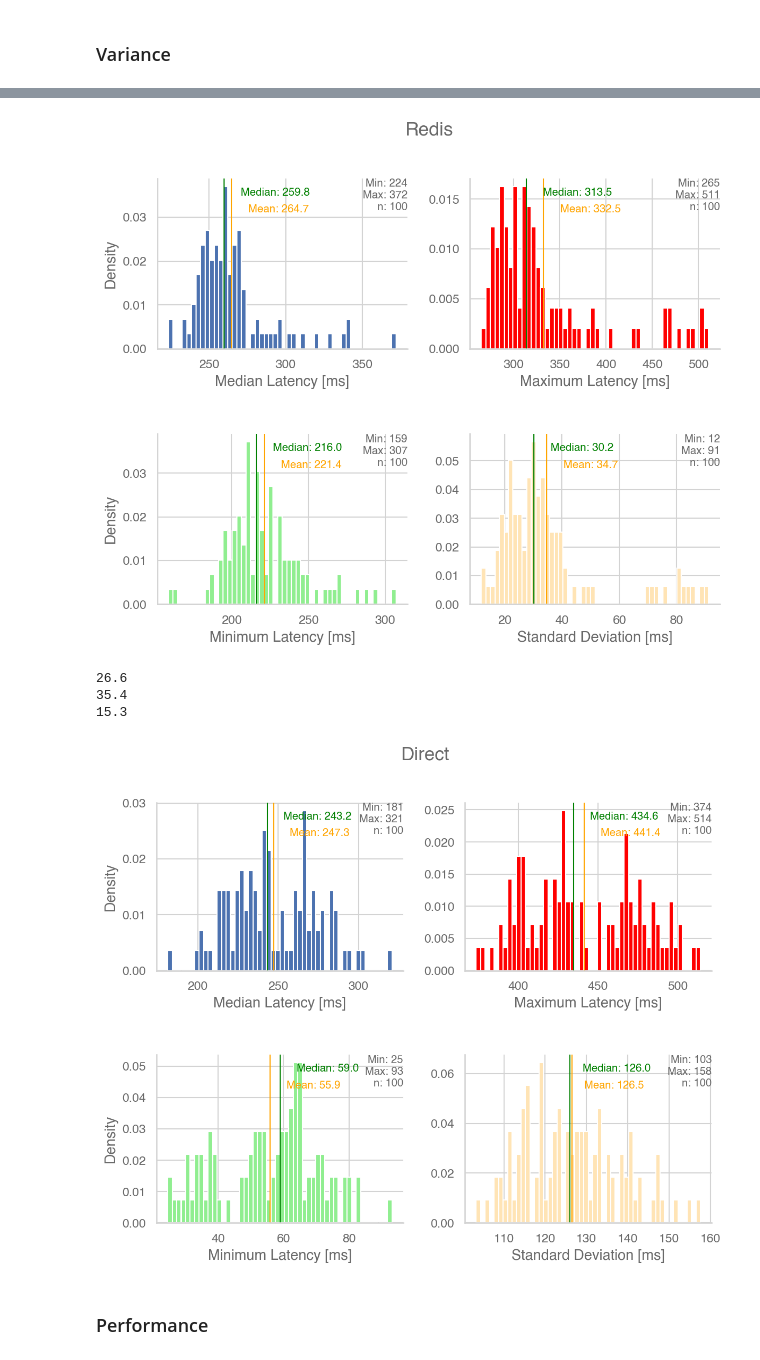
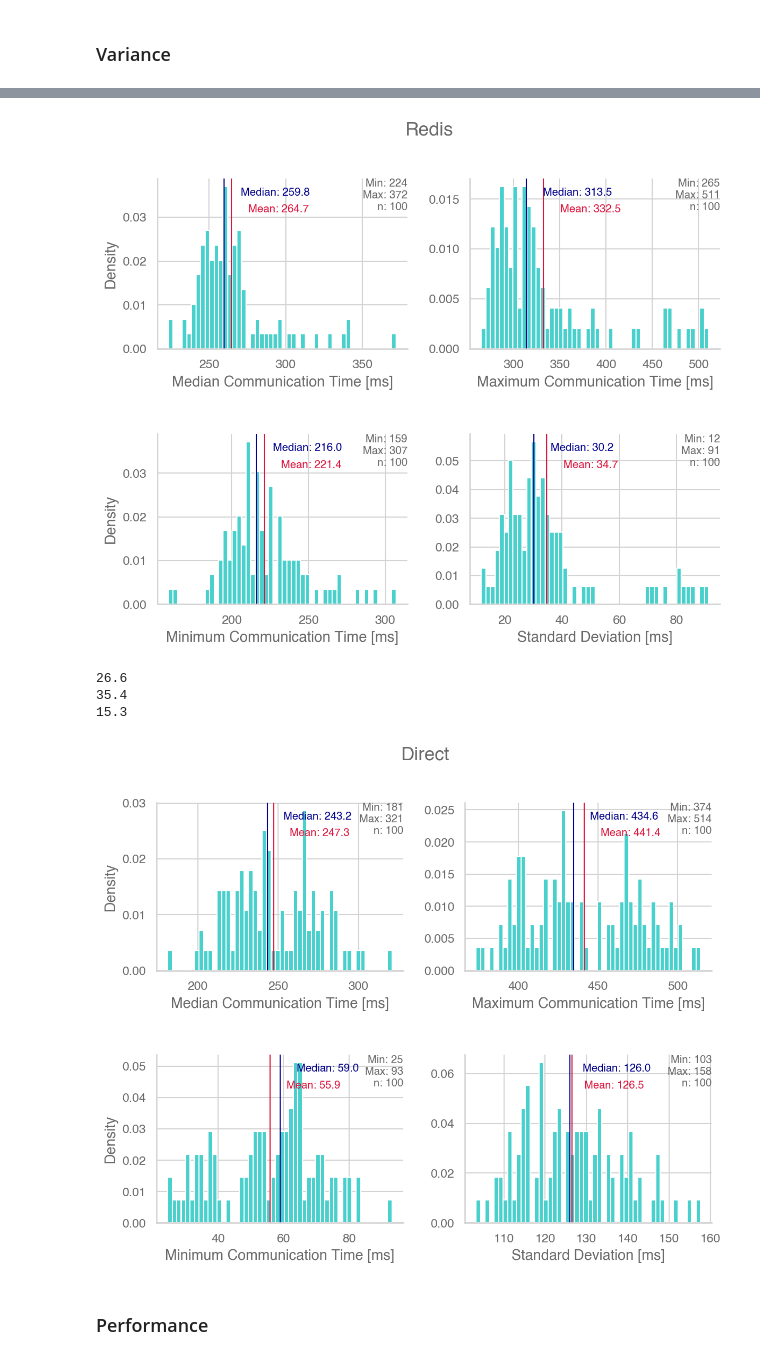
Before and after one commit to OpenCoreCH/LambdaCommBenchmarks, a Jupyter notebook: analysis/lambda_comm_benchmarks.ipynb, the cells around one changed output, grey strips where cells are left out. Drawn from its saved outputs; the diff is of its cells as text; code cells hidden in the pictures.

Commit message:
Changed color scheme

```diff
--- a/analysis/lambda_comm_benchmarks.ipynb
+++ b/analysis/lambda_comm_benchmarks.ipynb
@@ -155,7 +155,7 @@ for experiment_name, exp_base_path in exp_analysis.items():
     print(round(std, 1))
     median = np.median(delta_vals)
     ax.hist(delta_vals, density=True, bins=50)
-    ax.set_xlabel("Latency [ms]")
+    ax.set_xlabel("Communication Time [ms]")
     if i == 0 or i ==2:
         ax.set_ylabel("Density")
     ax.axvline(mean, color='orange', linewidth=1)
@@ -250,7 +250,7 @@ for experiment_name, exp_base_path in exp_analysis.items():
     ax2.set_xlabel("Data Size [KB]")
     ax2.set_xticks(list(plot_data.keys()))
     ax2.set_xticklabels(format_xticks(plot_data.keys()))
-    ax2.set_ylabel("Latency [ms]")
+    ax2.set_ylabel("Communication Time [ms]")
     ax2.set_yscale('log')
     ax2.errorbar(plot_data.keys(), plot_data.values(), [lower_error, upper_error], elinewidth=1, capsize=4, label=experiment_name)
 
@@ -293,19 +293,19 @@ for experiment_name, exp_base_path in experiments.items():
     median = np.median(delta_vals)
 
     ax = axes[0]
-    ax.hist(delta_vals, density=True, bins=50)
-    ax.set_xlabel("Median Latency [ms]")
+    ax.hist(delta_vals, density=True, bins=50, color="mediumturquoise")
+    ax.set_xlabel("Median Communication Time [ms]")
     ax.set_ylabel("Density")
-    ax.axvline(mean, color='orange', linewidth=1)
-    ax.axvline(median, color='green', linewidth=1)
+    ax.axvline(mean, color='crimson', linewidth=1)
+    ax.axvline(median, color='darkblue', linewidth=1)
     print(round(np.std(delta_vals), 1))
     min_ylim, max_ylim = ax.get_ylim()
     min_xlim, max_xlim = ax.get_xlim()
     offset = (max_xlim - min_xlim) / 15
     if experiment_name == "Direct":
         offset = 10
-    ax.text(median + offset, max_ylim*0.9, 'Median: {:.1f}'.format(median), color="green", size="x-small")
-    ax.text(mean + offset, max_ylim*0.8, 'Mean: {:.1f}'.format(mean), color="orange", size="x-small")
+    ax.text(median + offset, max_ylim*0.9, 'Median: {:.1f}'.format(median), color="darkblue", size="x-small")
+    ax.text(mean + offset, max_ylim*0.8, 'Mean: {:.1f}'.format(mean), color="crimson", size="x-small")
     ax.text(max_xlim, max_ylim, 'Min: {:.0f}\nMax: {:.0f}\nn: {}'.format(np.min(delta_vals), np.max(delta_vals), len(delta_vals)), size='x-small', horizontalalignment='right', verticalalignment='top')
 
 
@@ -315,15 +315,15 @@ for experiment_name, exp_base_path in experiments.items():
     print(round(np.std(delta_vals), 1))
     median = np.median(delta_vals)
     ax = axes[1]
-    ax.hist(delta_vals, density=True, bins=50, color="red")
-    ax.set_xlabel("Maximum Latency [ms]")
-    ax.axvline(mean, color='orange', linewidth=1)
-    ax.axvline(median, color='green', linewidth=1)
+    ax.hist(delta_vals, density=True, bins=50, color="mediumturquoise")
+    ax.set_xlabel("Maximum Communication Time [ms]")
+    ax.axvline(mean, color='crimson', linewidth=1)
+    ax.axvline(median, color='darkblue', linewidth=1)
     min_ylim, max_ylim = ax.get_ylim()
     min_xlim, max_xlim = ax.get_xlim()
     offset = (max_xlim - min_xlim) / 15
-    ax.text(median + offset, max_ylim*0.9, 'Median: {:.1f}'.format(median), color="green", size="x-small")
-    ax.text(mean + offset, max_ylim*0.8, 'Mean: {:.1f}'.format(mean), color="orange", size="x-small")
+    ax.text(median + offset, max_ylim*0.9, 'Median: {:.1f}'.format(median), color="darkblue", size="x-small")
+    ax.text(mean + offset, max_ylim*0.8, 'Mean: {:.1f}'.format(mean), color="crimson", size="x-small")
     ax.text(max_xlim, max_ylim, 'Min: {:.0f}\nMax: {:.0f}\nn: {}'.format(np.min(delta_vals), np.max(delta_vals), len(delta_vals)), size='x-small', horizontalalignment='right', verticalalignment='top')
 
 
@@ -333,16 +333,16 @@ for experiment_name, exp_base_path in experiments.items():
     print(round(np.std(delta_vals), 1))
     median = np.median(delta_vals)
     ax = axes[2]
-    ax.hist(delta_vals, density=True, bins=50, color="lightgreen")
-    ax.set_xlabel("Minimum Latency [ms]")
+    ax.hist(delta_vals, density=True, bins=50, color="mediumturquoise")
+    ax.set_xlabel("Minimum Communication Time [ms]")
     ax.set_ylabel("Density")
-    ax.axvline(mean, color='orange', linewidth=1)
-    ax.axvline(median, color='green', linewidth=1)
+    ax.axvline(mean, color='crimson', linewidth=1)
+    ax.axvline(median, color='darkblue', linewidth=1)
     min_ylim, max_ylim = ax.get_ylim()
     min_xlim, max_xlim = ax.get_xlim()
     offset = (max_xlim - min_xlim) / 15
-    ax.text(median + offset, max_ylim*0.9, 'Median: {:.1f}'.format(median), color="green", size="x-small")
-    ax.text(mean + offset, max_ylim*0.8, 'Mean: {:.1f}'.format(mean), color="orange", size="x-small")
+    ax.text(median + offset, max_ylim*0.9, 'Median: {:.1f}'.format(median), color="darkblue", size="x-small")
+    ax.text(mean + offset, max_ylim*0.8, 'Mean: {:.1f}'.format(mean), color="crimson", size="x-small")
     ax.text(max_xlim, max_ylim, 'Min: {:.0f}\nMax: {:.0f}\nn: {}'.format(np.min(delta_vals), np.max(delta_vals), len(delta_vals)), size='x-small', horizontalalignment='right', verticalalignment='top')
 
 
@@ -351,17 +351,17 @@ for experiment_name, exp_base_path in experiments.items():
     var = np.var(delta_vals)
     median = np.median(delta_vals)
     ax = axes[3]
-    ax.hist(delta_vals, density=True, bins=50, color="moccasin")
+    ax.hist(delta_vals, density=True, bins=50, color="mediumturquoise")
     ax.set_xlabel("Standard Deviation [ms]")
-    ax.axvline(mean, color='orange', linewidth=1)
-    ax.axvline(median, color='green', linewidth=1)
+    ax.axvline(mean, color='crimson', linewidth=1)
+    ax.axvline(median, color='darkblue', linewidth=1)
     min_ylim, max_ylim = ax.get_ylim()
     min_xlim, max_xlim = ax.get_xlim()
     offset = (max_xlim - min_xlim) / 15
     if experiment_name == "Direct":
         offset = (max_xlim - min_xlim) / 20
-    ax.text(median + offset, max_ylim*0.9, 'Median: {:.1f}'.format(median), color="green", size="x-small")
-    ax.text(mean + offset, max_ylim*0.8, 'Mean: {:.1f}'.format(mean), color="orange", size="x-small")
+    ax.text(median + offset, max_ylim*0.9, 'Median: {:.1f}'.format(median), color="darkblue", size="x-small")
+    ax.text(mean + offset, max_ylim*0.8, 'Mean: {:.1f}'.format(mean), color="crimson", size="x-small")
     ax.text(max_xlim, max_ylim, 'Min: {:.0f}\nMax: {:.0f}\nn: {}'.format(np.min(delta_vals), np.max(delta_vals), len(delta_vals)), size='x-small', horizontalalignment='right', verticalalignment='top')
     fig.savefig(os.path.join(OUTPUT_PATH, "{}_one-to-many_variance.pdf".format(experiment_name)))
 
@@ -376,11 +376,11 @@ for experiment_name, exp_base_path in experiments.items():
 25.1
 60.8
 25.1
-[figure, old version]
+[figure, new version]
 26.6
 35.4
 15.3
-[figure, old version]
+[figure, new version]
 # %% [markdown]
 ### Performance
 # %%
```
Also changed, not shown: parts of 9 cells of this notebook.
